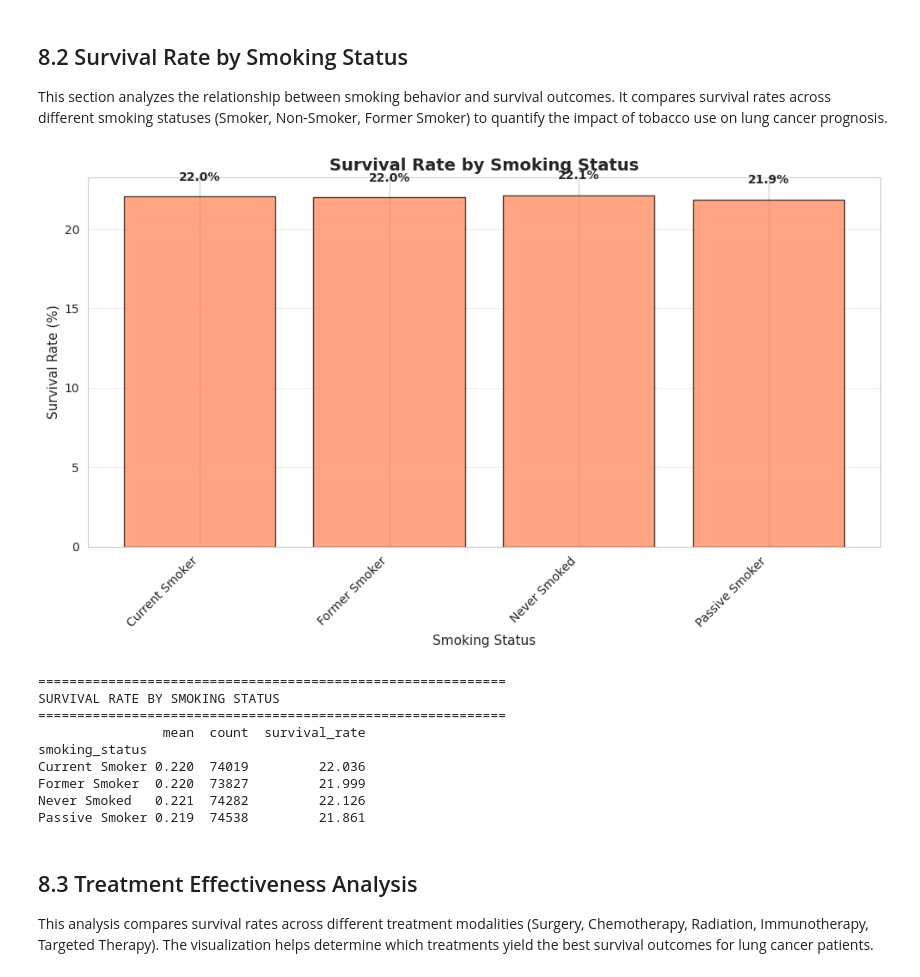
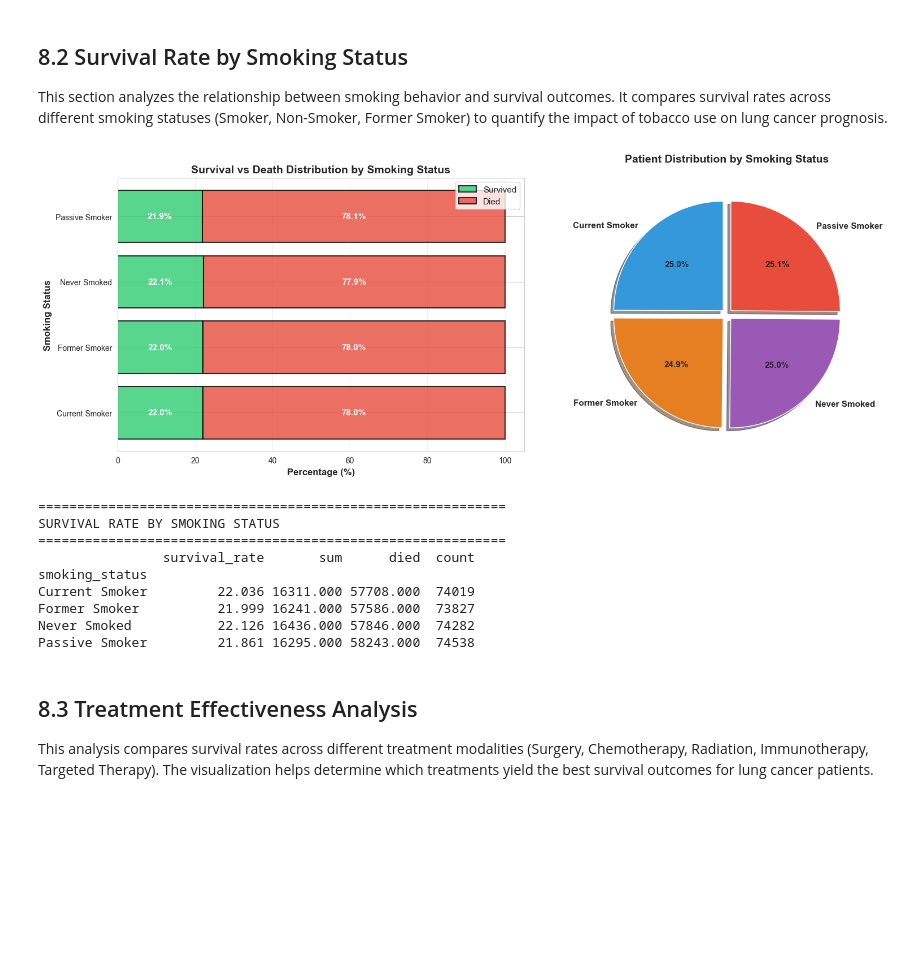
Before and after one commit to Sanaullah-Turab/global-lung-cancer-analysis, a Jupyter notebook: notebooks/LungCancer-Analysis.ipynb, the cells around one changed output. Saved outputs shown, nothing was run; the diff lists cells and outputs as text; code cells hidden in the pictures; blank space fills up the shorter version.

```diff
--- a/notebooks/LungCancer-Analysis.ipynb
+++ b/notebooks/LungCancer-Analysis.ipynb
@@ -786,39 +819,63 @@ Stage I      0.218  73987         21.782
 This section analyzes the relationship between smoking behavior and survival outcomes. It compares survival rates across different smoking statuses (Smoker, Non-Smoker, Former Smoker) to quantify the impact of tobacco use on lung cancer prognosis.
 # %%
 # 8.2 Survival by Smoking Status
-smoking_survival = df_medical.groupby('smoking_status')['survived'].agg(['mean', 'count'])
+smoking_survival = df_medical.groupby('smoking_status')['survived'].agg(['mean', 'count', 'sum'])
 smoking_survival['survival_rate'] = smoking_survival['mean'] * 100
+smoking_survival['died'] = smoking_survival['count'] - smoking_survival['sum']
 
-plt.figure(figsize=(10, 6))
-plt.bar(smoking_survival.index, smoking_survival['survival_rate'],
-        color='coral', edgecolor='black', alpha=0.7)
-plt.title('Survival Rate by Smoking Status', fontsize=14, fontweight='bold')
-plt.xlabel('Smoking Status', fontsize=11)
-plt.ylabel('Survival Rate (%)', fontsize=11)
-plt.xticks(rotation=45, ha='right')
-plt.grid(axis='y', alpha=0.3)
+# Create stacked percentage bar chart
+fig, (ax1, ax2) = plt.subplots(1, 2, figsize=(16, 6))
 
-for i, v in enumerate(smoking_survival['survival_rate']):
-    plt.text(i, v + 1, f'{v:.1f}%', ha='center', fontweight='bold')
+# Left: Stacked percentage bar
+survived_pct = (smoking_survival['sum'] / smoking_survival['count']) * 100
+died_pct = (smoking_survival['died'] / smoking_survival['count']) * 100
+
+ax1.barh(smoking_survival.index, survived_pct, label='Survived',
+         color='#2ecc71', alpha=0.8, edgecolor='black', linewidth=1.5)
+ax1.barh(smoking_survival.index, died_pct, left=survived_pct, label='Died',
+         color='#e74c3c', alpha=0.8, edgecolor='black', linewidth=1.5)
+
+ax1.set_xlabel('Percentage (%)', fontsize=12, fontweight='bold')
+ax1.set_ylabel('Smoking Status', fontsize=12, fontweight='bold')
+ax1.set_title('Survival vs Death Distribution by Smoking Status', fontsize=14, fontweight='bold')
+ax1.legend(fontsize=11)
+ax1.grid(axis='x', alpha=0.3)
+
+# Add percentage labels
+for i, (idx, row) in enumerate(smoking_survival.iterrows()):
+    surv = survived_pct.iloc[i]
+    died = died_pct.iloc[i]
+    ax1.text(surv/2, i, f'{surv:.1f}%', ha='center', va='center',
+             fontweight='bold', fontsize=11, color='white')
+    ax1.text(surv + died/2, i, f'{died:.1f}%', ha='center', va='center',
+             fontweight='bold', fontsize=11, color='white')
+
+# Right: Pie chart showing overall distribution
+colors_pie = ['#3498db', '#e67e22', '#9b59b6', '#e74c3c']
+explode = tuple([0.05] * len(smoking_survival))  # Dynamic explode based on number of categories
+ax2.pie(smoking_survival['count'], labels=smoking_survival.index, autopct='%1.1f%%',
+        colors=colors_pie, explode=explode, shadow=True, startangle=90,
+        textprops={'fontsize': 11, 'fontweight': 'bold'})
+ax2.set_title('Patient Distribution by Smoking Status', fontsize=14, fontweight='bold', pad=20)
 
 plt.tight_layout()
 plt.show()
 
 print("\n" + "="*60)
 print("SURVIVAL RATE BY SMOKING STATUS")
 print("="*60)
-print(smoking_survival)
+print(smoking_survival[['survival_rate', 'sum', 'died', 'count']])
 # %% [output]
-[figure, old version]
+[figure, new version]
 ============================================================
 SURVIVAL RATE BY SMOKING STATUS
 ============================================================
-                mean  count  survival_rate
+                survival_rate       sum      died  count
 smoking_status
-Current Smoker 0.220  74019         22.036
-Former Smoker  0.220  73827         21.999
-Never Smoked   0.221  74282         22.126
-Passive Smoker 0.219  74538         21.861
+Current Smoker         22.036 16311.000 57708.000  74019
+Former Smoker          21.999 16241.000 57586.000  73827
+Never Smoked           22.126 16436.000 57846.000  74282
+Passive Smoker         21.861 16295.000 58243.000  74538
 # %% [markdown]
 ## 8.3 Treatment Effectiveness Analysis
 
```
Also changed, not shown: parts of 11 cells of this notebook.
